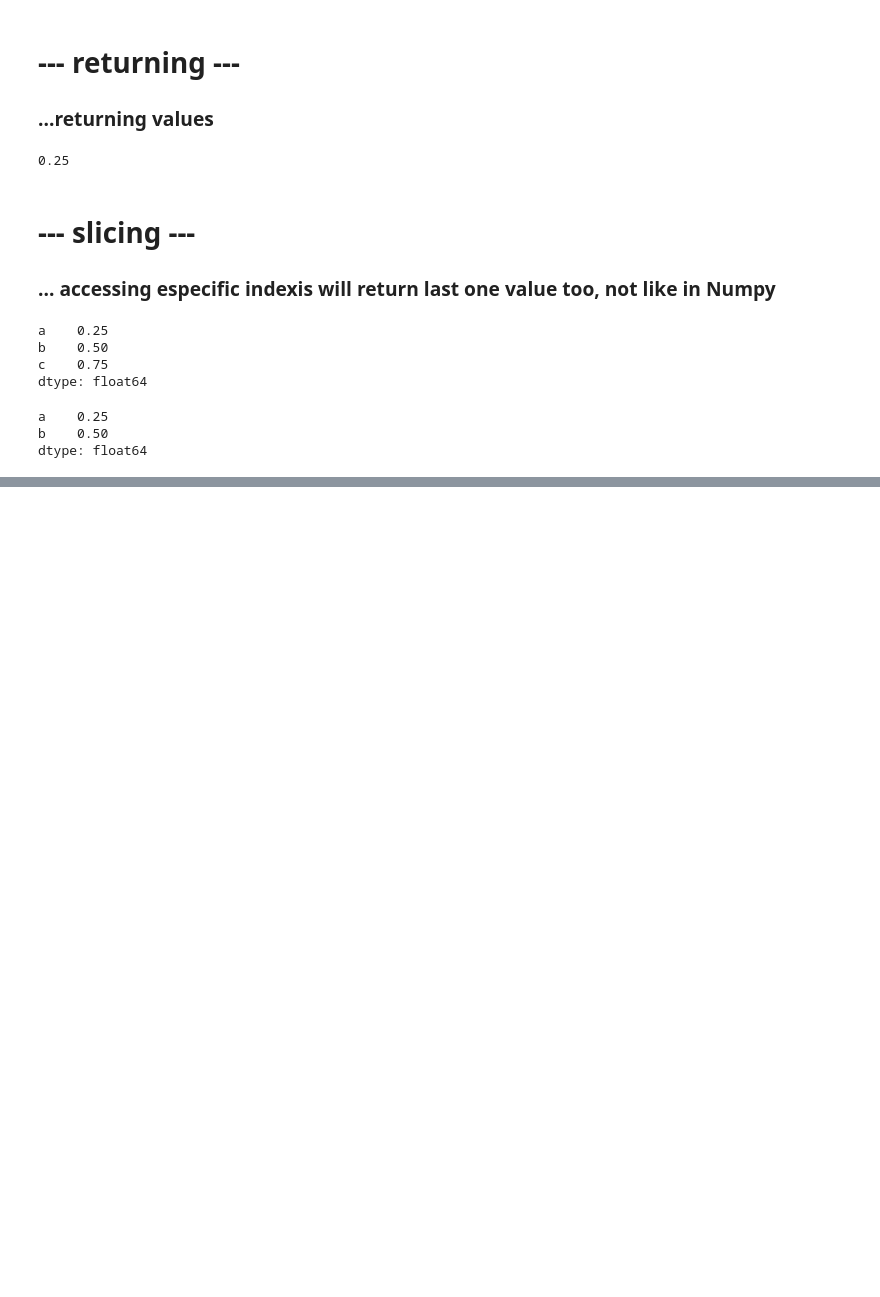
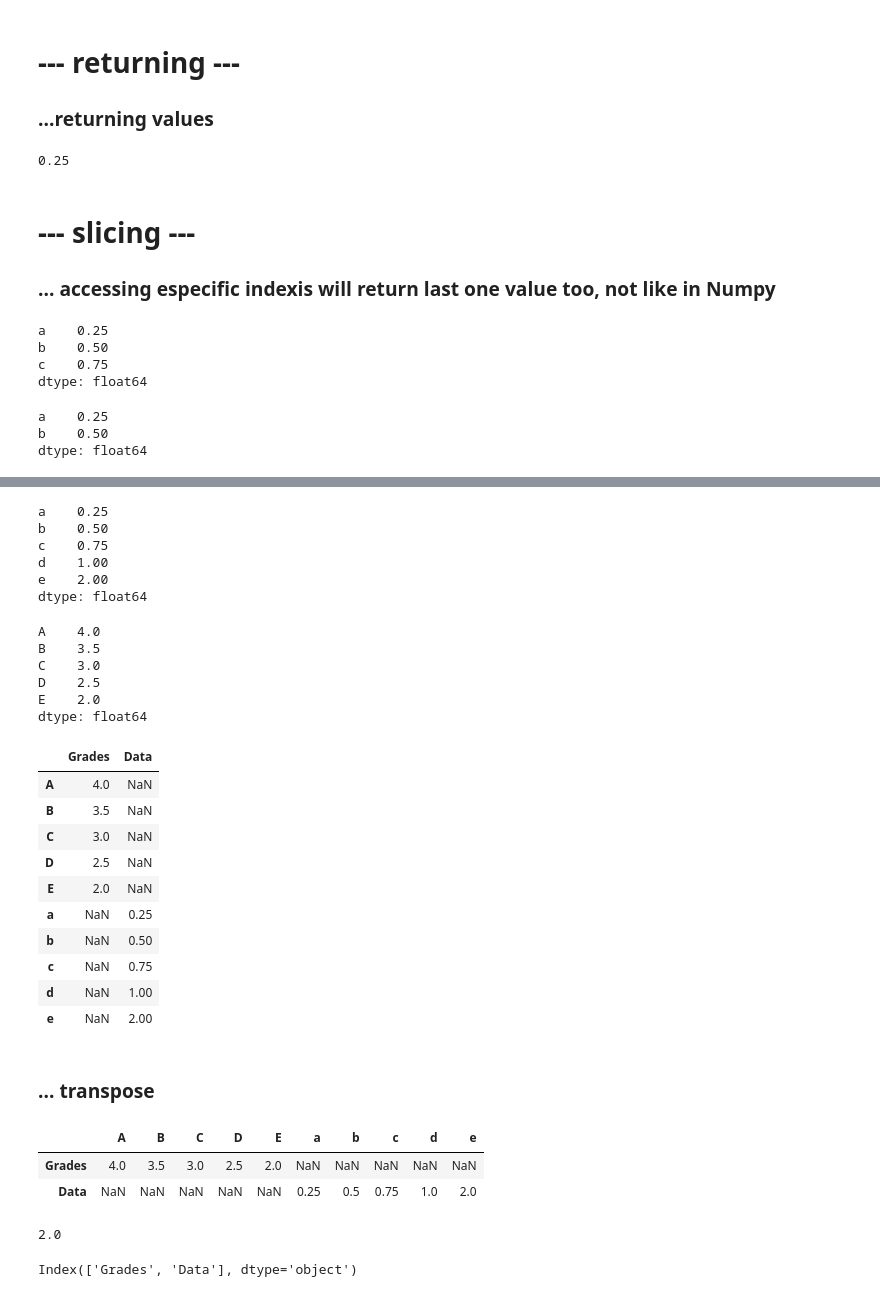
Before and after one commit to ortizfram/dataEngenieerFreeCodeCamp, a Jupyter notebook: MasteringPythonZeroToHero_part2.ipynb, the cells around one changed output, grey strips where cells are left out. Cells and saved outputs as stored; diff of their text form; code cells hidden in the pictures; blank space fills up the shorter version.

```diff
--- a/MasteringPythonZeroToHero_part2.ipynb
+++ b/MasteringPythonZeroToHero_part2.ipynb
@@ -980,0 +936,52 @@ Index(['Grades', 'Data'], dtype='object')
+# %%
+data
+# %% [output]
+a    0.25
+b    0.50
+c    0.75
+d    1.00
+e    2.00
+dtype: float64
+# %%
+grades
+# %% [output]
+A    4.0
+B    3.5
+C    3.0
+D    2.5
+E    2.0
+dtype: float64
+# %%
+"""updating D and mixing Grades w Data"""
+D = pd.DataFrame({'Grades':grades,'Data':data})
+D
+# %% [output]
+|  | Grades | Data |
+| A | 4.0 | NaN |
+| B | 3.5 | NaN |
+| C | 3.0 | NaN |
+| D | 2.5 | NaN |
+| E | 2.0 | NaN |
+| a | NaN | 0.25 |
+| b | NaN | 0.50 |
+| c | NaN | 0.75 |
+| d | NaN | 1.00 |
+| e | NaN | 2.00 |
+# %% [markdown]
+### ... transpose
+# %%
+D.T
+# %% [output]
+|  | A | B | C | D | E | a | b | c | d | e |
+| Grades | 4.0 | 3.5 | 3.0 | 2.5 | 2.0 | NaN | NaN | NaN | NaN | NaN |
+| Data | NaN | NaN | NaN | NaN | NaN | 0.25 | 0.5 | 0.75 | 1.0 | 2.0 |
+# %%
+"""accessing 2.0"""
+D.values[2,0]
+# %% [output]
+2.0
+# %%
+"""accessing colum names"""
+D.columns
+# %% [output]
+Index(['Grades', 'Data'], dtype='object')
```
Also changed, not shown: parts of 22 cells of this notebook.
